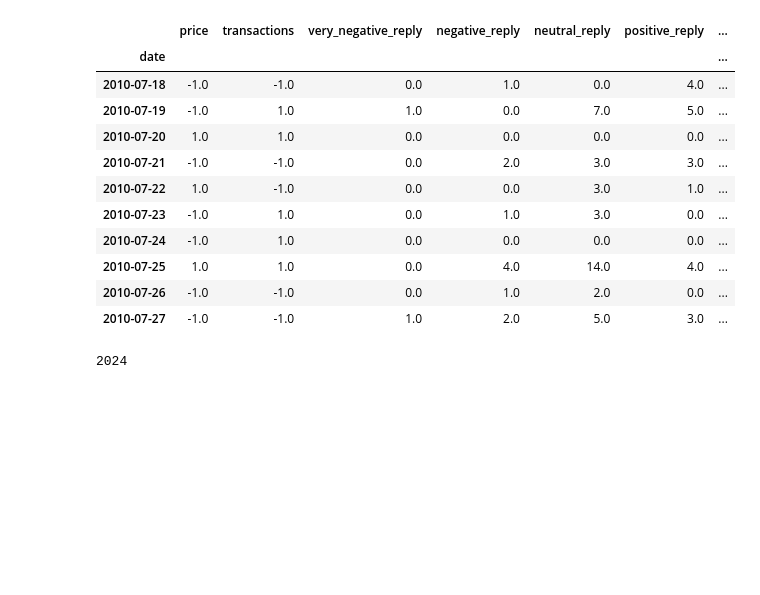
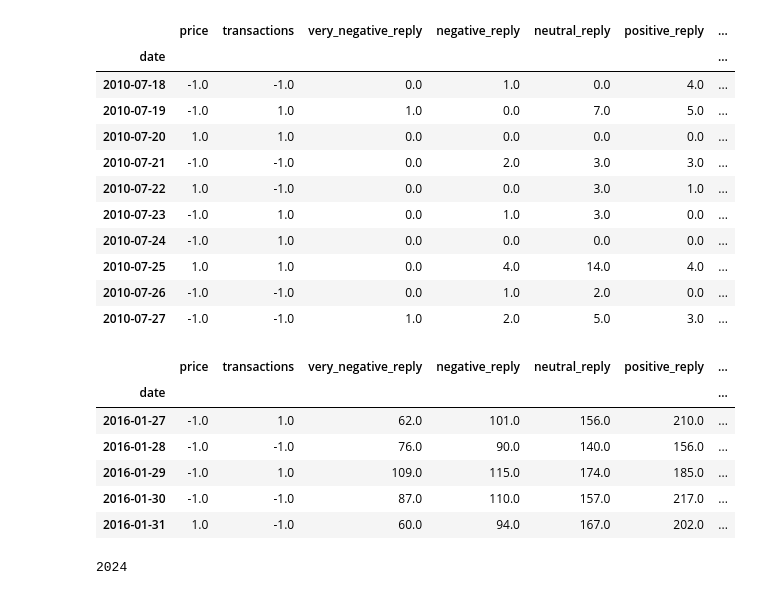
Before and after one commit to leoschet/crypto-forecaster, a Jupyter notebook: analysis/data_analysis.ipynb, the cells around one changed output. Cells and saved outputs as stored; diff of their text form; code cells hidden in the pictures; blank space fills up the shorter version.

Commit message:
Update data analysis

```diff
--- a/analysis/data_analysis.ipynb
+++ b/analysis/data_analysis.ipynb
@@ -32,6 +32,16 @@ data.head(10)
 | 2010-07-25 | 1.0 | 1.0 | 0.0 | 4.0 | 14.0 | 4.0 | ... |
 | 2010-07-26 | -1.0 | -1.0 | 0.0 | 1.0 | 2.0 | 0.0 | ... |
 | 2010-07-27 | -1.0 | -1.0 | 1.0 | 2.0 | 5.0 | 3.0 | ... |
+# %%
+data.tail()
+# %% [output]
+|  | price | transactions | very_negative_reply | negative_reply | neutral_reply | positive_reply | ... |
+| date |  |  |  |  |  |  | ... |
+| 2016-01-27 | -1.0 | 1.0 | 62.0 | 101.0 | 156.0 | 210.0 | ... |
+| 2016-01-28 | -1.0 | -1.0 | 76.0 | 90.0 | 140.0 | 156.0 | ... |
+| 2016-01-29 | -1.0 | 1.0 | 109.0 | 115.0 | 174.0 | 185.0 | ... |
+| 2016-01-30 | -1.0 | -1.0 | 87.0 | 110.0 | 157.0 | 217.0 | ... |
+| 2016-01-31 | 1.0 | -1.0 | 60.0 | 94.0 | 167.0 | 202.0 | ... |
 # %%
 data['price'].size
 # %% [output]
```
